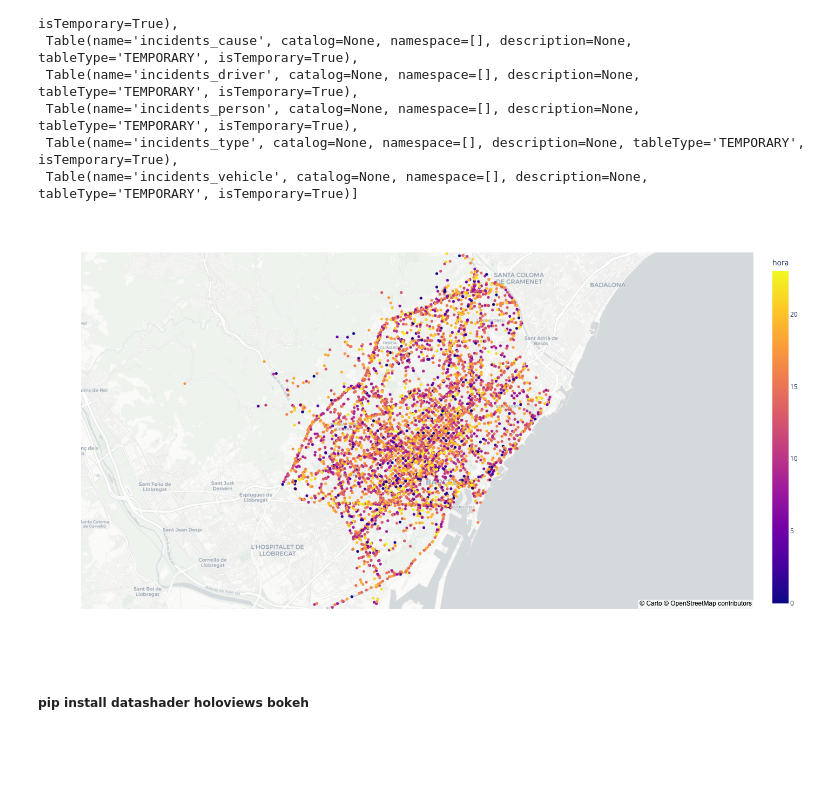
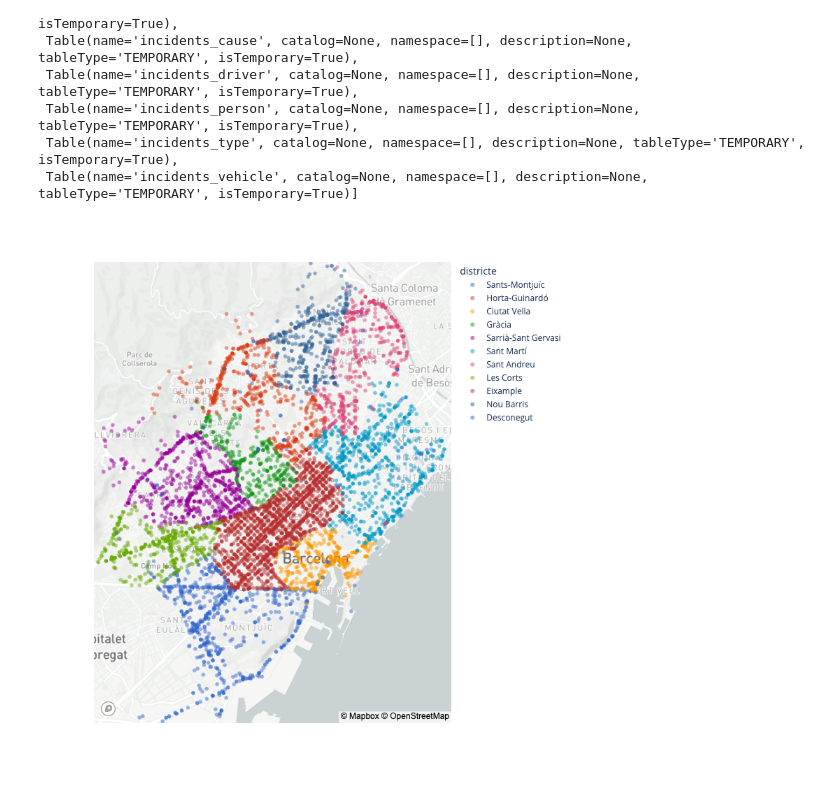
Before and after one commit to pyrenaicus/barcelona-traffic-incidents, a Jupyter notebook: notebook/bcn_traffic_incidents.ipynb, the cells around one changed output. Saved outputs shown, nothing was run; the diff lists cells and outputs as text; code cells hidden in the pictures; blank space fills up the shorter version.

Commit message:
plotly mapbox

```diff
--- a/notebook/bcn_traffic_incidents.ipynb
+++ b/notebook/bcn_traffic_incidents.ipynb
@@ -1709,20 +1709,28 @@ df_clean = df.dropna(subset=['lat','long'])
 # %%
 import plotly.express as px
-
+px.set_mapbox_access_token("pk.eyJ1IjoicHlyZW5haWN1cyIsImEiOiJjbDNoamRlOTQwMDF3M2VvZzRodnZ3ZTZ6In0.Rh_X7Goj0xAILbpgrPkUwg")
 # Create a Plotly scatter mapbox plot
 fig = px.scatter_mapbox(
     df_clean,
     lat="lat",
     lon="long",
-    hover_name="morts",
-    color="hora",
-    mapbox_style="carto-positron",
+    hover_name="districte",
+    hover_data="barri",
+   # size="hora",
+   # size_max=15,
+    color="districte",
+    color_discrete_sequence=px.colors.qualitative.G10,
+    opacity=0.5,
+#     mapbox_style="white-bg",
+#    mapbox_style="carto-positron",
+#    mapbox_style="carto-darkmatter",
+#    mapbox_style="stamen-toner",
+    mapbox_style="light",
     zoom=11.5,
-    height=800
+    height=800,
+    color_continuous_scale=px.colors.cyclical.IceFire,
 )
 
 fig.show()
 # %% [output]
-[figure, old version]
+[figure, new version]
-# %% [markdown]
-##### pip install datashader holoviews bokeh
```
Also changed, not shown: parts of 7 cells of this notebook.
